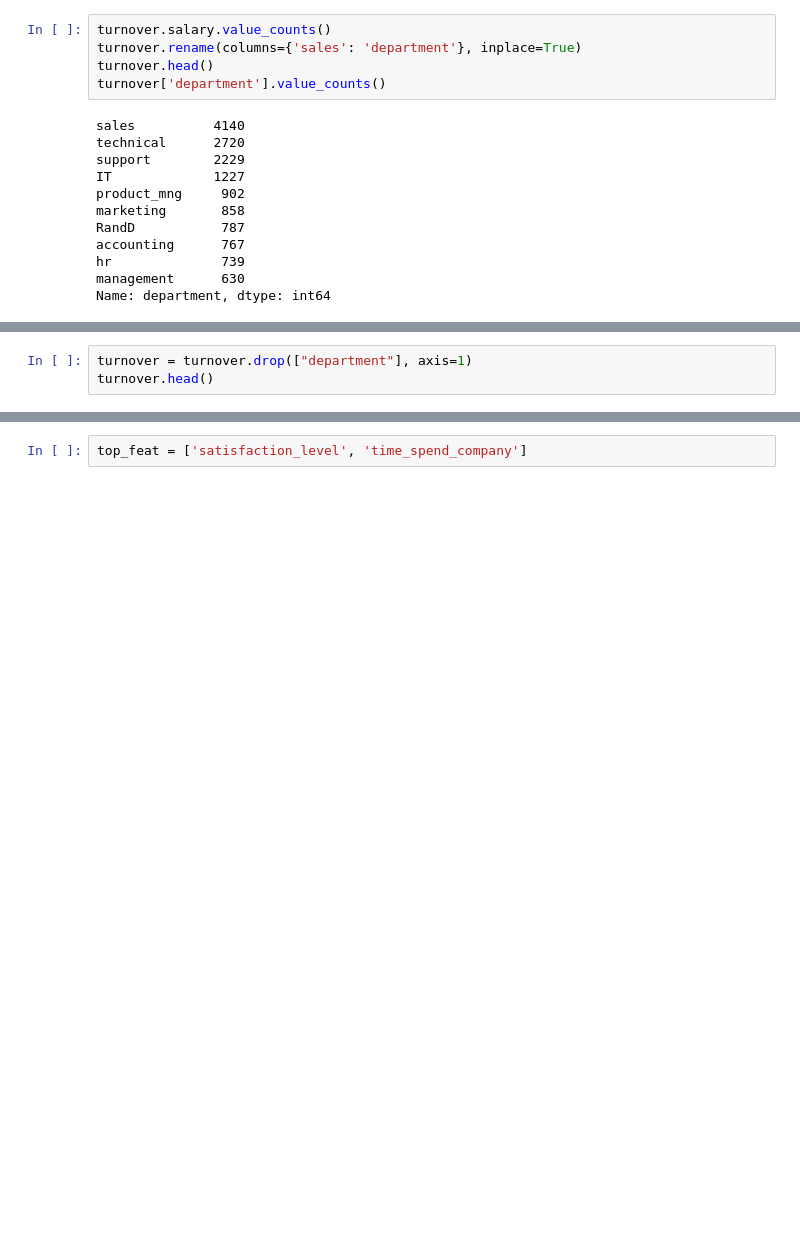
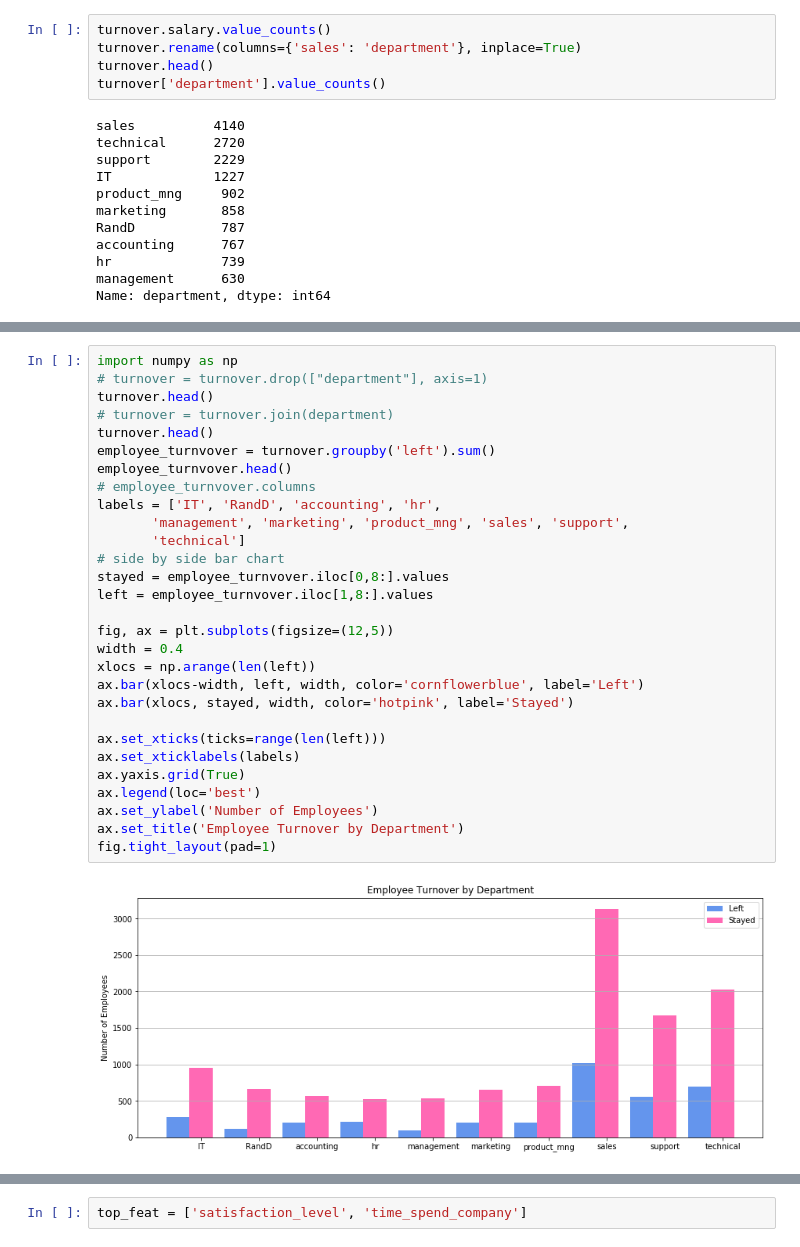
Before and after one commit to isaacramiez00/predicting_turnover, a Jupyter notebook: jupyter_notebook/turnover-eda.ipynb, the cells around one changed output, grey strips where cells are left out. Cells and saved outputs as stored; diff of their text form; blank space fills up the shorter version.

```diff
--- a/jupyter_notebook/turnover-eda.ipynb
+++ b/jupyter_notebook/turnover-eda.ipynb
@@ -53,3 +47,0 @@ department.head()
-# %%
-turnover = turnover.drop(["department"], axis=1)
-turnover.head()
@@ -75,0 +48,31 @@ turnover.corr()
+# %%
+import numpy as np
+# turnover = turnover.drop(["department"], axis=1)
+turnover.head()
+# turnover = turnover.join(department)
+turnover.head()
+employee_turnvover = turnover.groupby('left').sum()
+employee_turnvover.head()
+# employee_turnvover.columns
+labels = ['IT', 'RandD', 'accounting', 'hr',
+       'management', 'marketing', 'product_mng', 'sales', 'support',
+       'technical']
+# side by side bar chart
+stayed = employee_turnvover.iloc[0,8:].values
+left = employee_turnvover.iloc[1,8:].values
+
+fig, ax = plt.subplots(figsize=(12,5))
+width = 0.4
+xlocs = np.arange(len(left))
+ax.bar(xlocs-width, left, width, color='cornflowerblue', label='Left')
+ax.bar(xlocs, stayed, width, color='hotpink', label='Stayed')
+
+ax.set_xticks(ticks=range(len(left)))
+ax.set_xticklabels(labels)
+ax.yaxis.grid(True)
+ax.legend(loc='best')
+ax.set_ylabel('Number of Employees')
+ax.set_title('Employee Turnover by Department')
+fig.tight_layout(pad=1)
+# %% [output]
+[figure, added]
```
Also changed, not shown: parts of 19 cells of this notebook, 3 other files.
